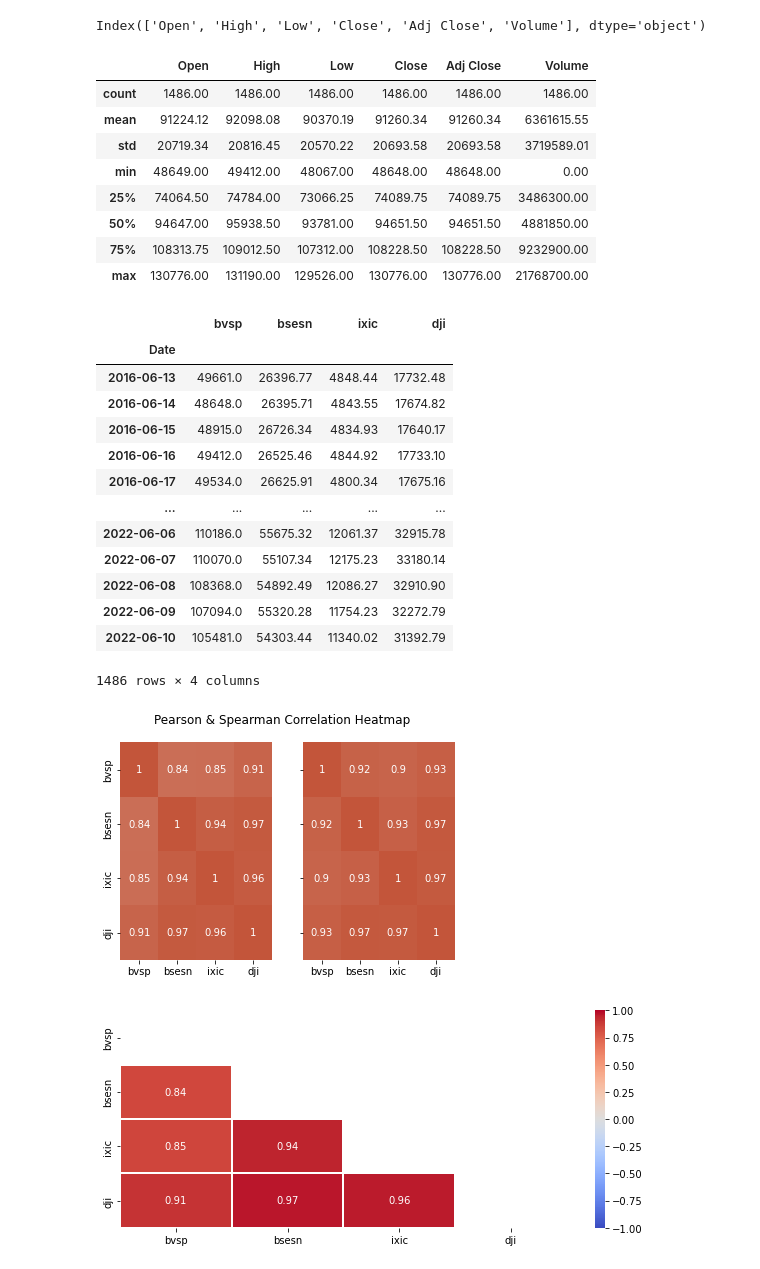
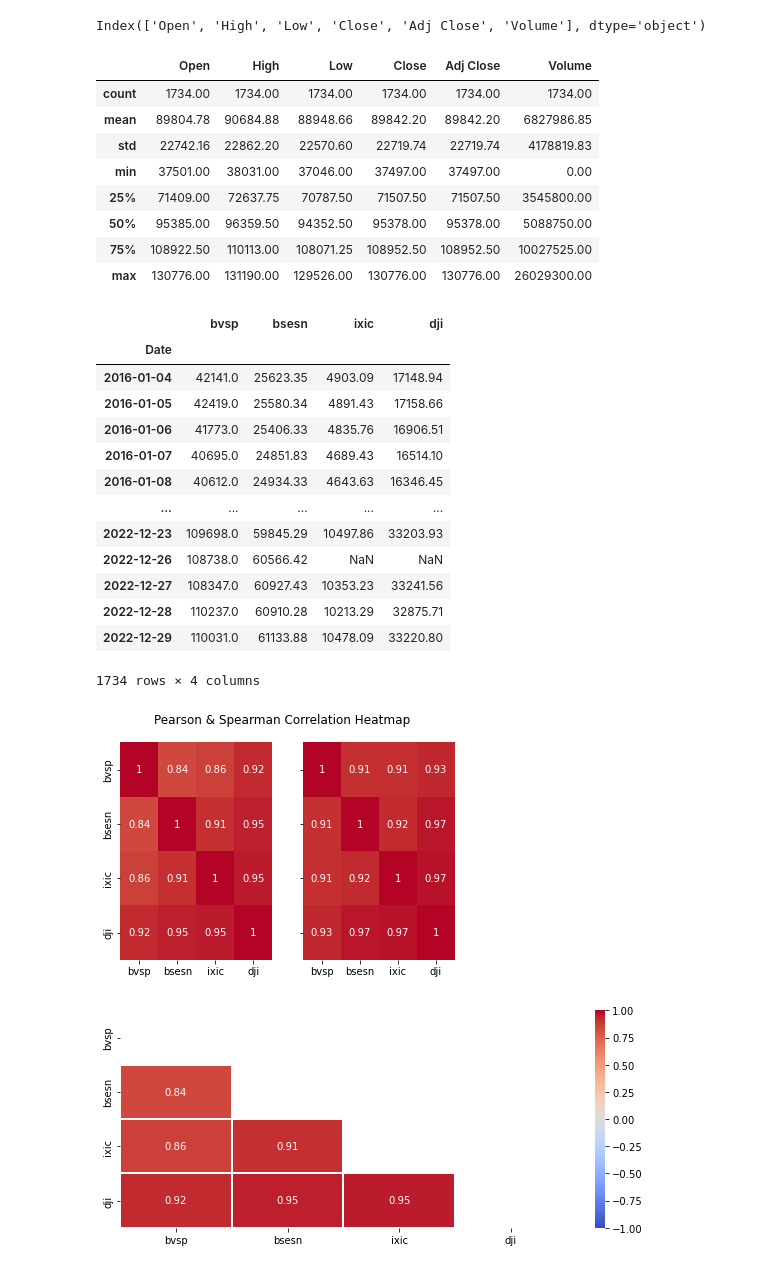
Before and after one commit to fernandopmarciano/Data_Analisys, a Jupyter notebook: Market_Forecast/notebook.ipynb, the cells around one changed output. Drawn from its saved outputs; the diff is of its cells as text; code cells hidden in the pictures.

Commit message:
Adding new plots and ready to start decomposition.

```diff
--- a/Market_Forecast/notebook.ipynb
+++ b/Market_Forecast/notebook.ipynb
@@ -14,10 +14,10 @@ from pandas_datareader import data
 # %% [markdown]
 ## Data
 # %%
-bvsp_raw_data = yf.download('^BVSP', start='2016-06-12', end='2022-06-12', progress=False) # ibovespa
-bsesn_raw_data = yf.download('^BSESN', start='2016-06-12', end='2022-06-12', progress=False) # S&P BSE SENSEX
-ixic_raw_data = yf.download('^IXIC', start='2016-06-12', end='2022-06-12', progress=False) # Nasdaq
-dji_raw_data = yf.download('^DJI', start='2016-06-12', end='2022-06-12', progress=False) # Dow Jones Industrial Average
+bvsp_raw_data = yf.download('^BVSP', start='2016-01-01', end='2023-01-01', progress=False) # ibovespa
+bsesn_raw_data = yf.download('^BSESN', start='2016-01-01', end='2023-01-01', progress=False) # S&P BSE SENSEX
+ixic_raw_data = yf.download('^IXIC', start='2016-01-01', end='2023-01-01', progress=False) # Nasdaq
+dji_raw_data = yf.download('^DJI', start='2016-01-01', end='2023-01-01', progress=False) # Dow Jones Industrial Average
 # %%
 bvsp_raw_data.keys()
 # %% [output]
@@ -26,14 +26,14 @@ Index(['Open', 'High', 'Low', 'Close', 'Adj Close', 'Volume'], dtype='object')
 round(bvsp_raw_data.describe(), 2)
 # %% [output]
 |  | Open | High | Low | Close | Adj Close | Volume |
-| count | 1486.00 | 1486.00 | 1486.00 | 1486.00 | 1486.00 | 1486.00 |
-| mean | 91224.12 | 92098.08 | 90370.19 | 91260.34 | 91260.34 | 6361615.55 |
-| std | 20719.34 | 20816.45 | 20570.22 | 20693.58 | 20693.58 | 3719589.01 |
-| min | 48649.00 | 49412.00 | 48067.00 | 48648.00 | 48648.00 | 0.00 |
-| 25% | 74064.50 | 74784.00 | 73066.25 | 74089.75 | 74089.75 | 3486300.00 |
-| 50% | 94647.00 | 95938.50 | 93781.00 | 94651.50 | 94651.50 | 4881850.00 |
-| 75% | 108313.75 | 109012.50 | 107312.00 | 108228.50 | 108228.50 | 9232900.00 |
-| max | 130776.00 | 131190.00 | 129526.00 | 130776.00 | 130776.00 | 21768700.00 |
+| count | 1734.00 | 1734.00 | 1734.00 | 1734.00 | 1734.00 | 1734.00 |
+| mean | 89804.78 | 90684.88 | 88948.66 | 89842.20 | 89842.20 | 6827986.85 |
+| std | 22742.16 | 22862.20 | 22570.60 | 22719.74 | 22719.74 | 4178819.83 |
+| min | 37501.00 | 38031.00 | 37046.00 | 37497.00 | 37497.00 | 0.00 |
+| 25% | 71409.00 | 72637.75 | 70787.50 | 71507.50 | 71507.50 | 3545800.00 |
+| 50% | 95385.00 | 96359.50 | 94352.50 | 95378.00 | 95378.00 | 5088750.00 |
+| 75% | 108922.50 | 110113.00 | 108071.25 | 108952.50 | 108952.50 | 10027525.00 |
+| max | 130776.00 | 131190.00 | 129526.00 | 130776.00 | 130776.00 | 26029300.00 |
 # %%
 # You can use unadjusted closing prices to calculate returns, but adjusted closing prices save you some time and effort.
 # Adjusted prices are already adjusted for stock dividends, cash dividends and splits,
@@ -44,17 +44,23 @@ bsesn_adj_close = bsesn_raw_data['Adj Close']
 ixic_adj_close = ixic_raw_data['Adj Close']
 dji_adj_close = dji_raw_data['Adj Close']
 
+
 rollingseries_bvsp_adj_close = bvsp_adj_close.rolling(window=7)
 rollingmean_bvsp_adj_close = rollingseries_bvsp_adj_close.mean() #mean
+rolling_std_bvsp_adj_close = rollingseries_bvsp_adj_close.std()
+
 #print(rollingmean.head(10))
 rollingseries_bsesn_adj_close = bsesn_adj_close.rolling(window=7)
 rollingmean_bsesn_adj_close = rollingseries_bsesn_adj_close.mean()
+rolling_std_bsesn_adj_close = rollingseries_bsesn_adj_close.std()
 
 rollingseries_ixic_adj_close = ixic_adj_close.rolling(window=7)
 rollingmean_ixic_adj_close = rollingseries_ixic_adj_close.mean()
+rolling_std_ixic_adj_close = rollingseries_ixic_adj_close.std()
 
 rollingseries_dji_adj_close = dji_adj_close.rolling(window=7)
 rollingmean_dji_adj_close = rollingseries_dji_adj_close.mean()
+rolling_std_dji_adj_close = rollingseries_dji_adj_close.std()
 
 
 
@@ -69,41 +75,41 @@ Close_Df
 # %% [output]
 |  | bvsp | bsesn | ixic | dji |
 | Date |  |  |  |  |
-| 2016-06-13 | 49661.0 | 26396.77 | 4848.44 | 17732.48 |
-| 2016-06-14 | 48648.0 | 26395.71 | 4843.55 | 17674.82 |
-| 2016-06-15 | 48915.0 | 26726.34 | 4834.93 | 17640.17 |
-| 2016-06-16 | 49412.0 | 26525.46 | 4844.92 | 17733.10 |
-| 2016-06-17 | 49534.0 | 26625.91 | 4800.34 | 17675.16 |
+| 2016-01-04 | 42141.0 | 25623.35 | 4903.09 | 17148.94 |
+| 2016-01-05 | 42419.0 | 25580.34 | 4891.43 | 17158.66 |
+| 2016-01-06 | 41773.0 | 25406.33 | 4835.76 | 16906.51 |
+| 2016-01-07 | 40695.0 | 24851.83 | 4689.43 | 16514.10 |
+| 2016-01-08 | 40612.0 | 24934.33 | 4643.63 | 16346.45 |
 | ... | ... | ... | ... | ... |
-| 2022-06-06 | 110186.0 | 55675.32 | 12061.37 | 32915.78 |
-| 2022-06-07 | 110070.0 | 55107.34 | 12175.23 | 33180.14 |
-| 2022-06-08 | 108368.0 | 54892.49 | 12086.27 | 32910.90 |
-| 2022-06-09 | 107094.0 | 55320.28 | 11754.23 | 32272.79 |
-| 2022-06-10 | 105481.0 | 54303.44 | 11340.02 | 31392.79 |
+| 2022-12-23 | 109698.0 | 59845.29 | 10497.86 | 33203.93 |
+| 2022-12-26 | 108738.0 | 60566.42 | NaN | NaN |
+| 2022-12-27 | 108347.0 | 60927.43 | 10353.23 | 33241.56 |
+| 2022-12-28 | 110237.0 | 60910.28 | 10213.29 | 32875.71 |
+| 2022-12-29 | 110031.0 | 61133.88 | 10478.09 | 33220.80 |
-1486 rows × 4 columns
+1734 rows × 4 columns
 # %%
 # Heatmap for Pearson and Spearman Correlation for Close Values between the Market Indices
 close_corr_pearson = Close_Df.corr(method ='pearson')
 close_corr_spearman = Close_Df.corr(method ='spearman')
 
-cmap = sns.diverging_palette(230, 20, as_cmap=True)
+cmap = 'coolwarm' #sns.diverging_palette(230, 20, as_cmap=True)
 
 f,(ax1,ax2) = plt.subplots(1,2,sharey=True)
 f.suptitle('Pearson & Spearman Correlation Heatmap')
 
 # Pearson
 g1 = sns.heatmap(close_corr_pearson,cmap=cmap,cbar=False,ax=ax1, annot=True, vmin=-1, vmax=1)
 g1.set_ylabel('')
 g1.set_xlabel('')
 
 # Spearman
 g2 = sns.heatmap(close_corr_spearman,cmap=cmap,cbar=False,ax=ax2, annot=True, vmin=-1, vmax=1)
 g2.set_ylabel('')
 g2.set_xlabel('')
 
 plt.show()
 # %% [output]
-[figure, old version]
+[figure, new version]
 # %%
 # All variables
 plt.figure(5, figsize=(10, 4))
```
Also changed, not shown: parts of 10 cells of this notebook.
